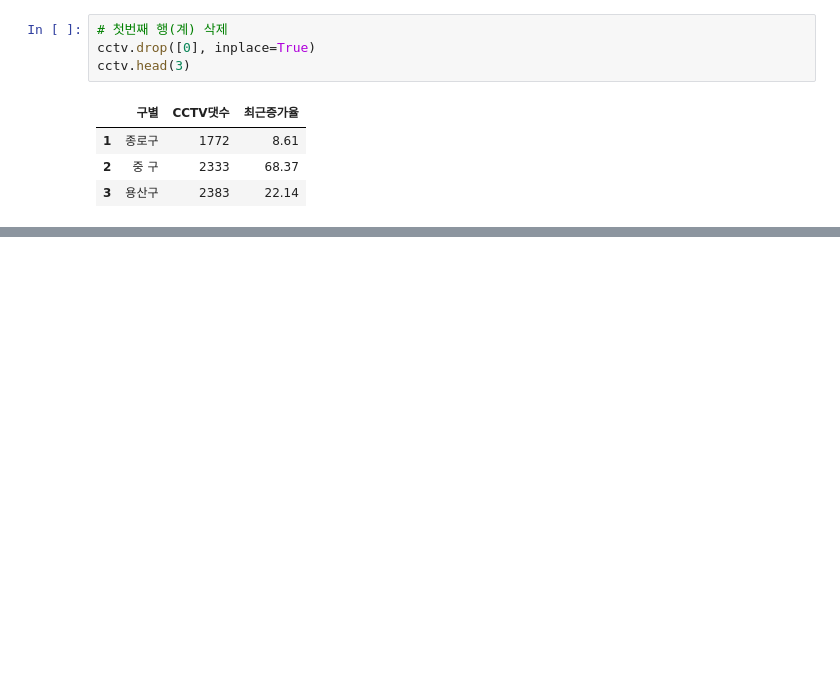
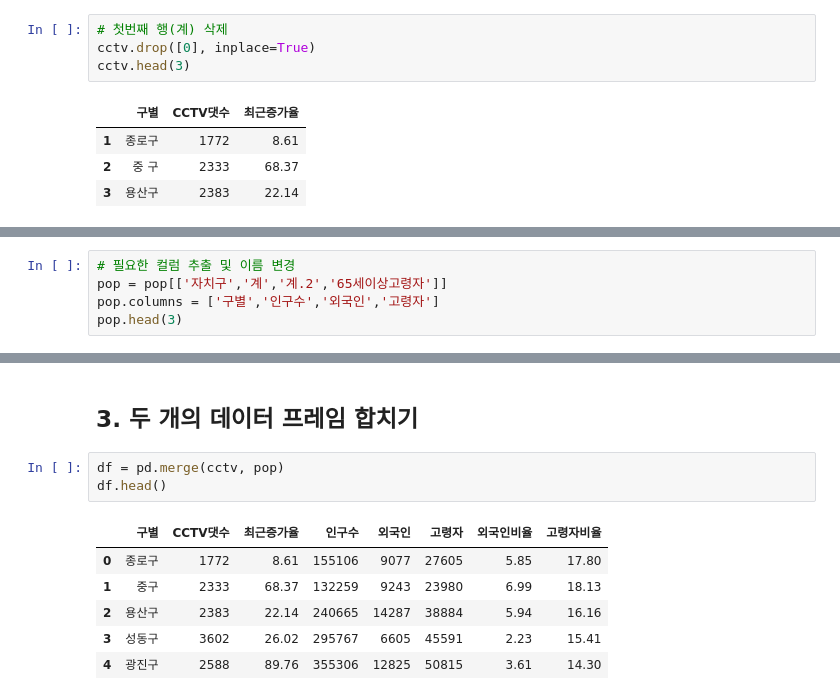
Before and after one commit to strongsm/MachineLearning-2021-12-20, a Jupyter notebook: 00.데이터분석/서울시연습문제.ipynb, the cells around one changed output, grey strips where cells are left out. Cells and saved outputs as stored; diff of their text form; blank space fills up the shorter version.

```diff
--- a/00.데이터분석/서울시연습문제.ipynb
+++ b/00.데이터분석/서울시연습문제.ipynb
@@ -79,0 +112,5 @@ cctv.drop()
+# %%
+# 필요한 컬럼 추출 및 이름 변경
+pop = pop[['자치구','계','계.2','65세이상고령자']]
+pop.columns = ['구별','인구수','외국인','고령자']
+pop.head(3)
@@ -79,0 +147,12 @@ cctv.drop()
+# %% [markdown]
+## 3. 두 개의 데이터 프레임 합치기
+# %%
+df = pd.merge(cctv, pop)
+df.head()
+# %% [output]
+|  | 구별 | CCTV댓수 | 최근증가율 | 인구수 | 외국인 | 고령자 | 외국인비율 | 고령자비율 |
+| 0 | 종로구 | 1772 | 8.61 | 155106 | 9077 | 27605 | 5.85 | 17.80 |
+| 1 | 중구 | 2333 | 68.37 | 132259 | 9243 | 23980 | 6.99 | 18.13 |
+| 2 | 용산구 | 2383 | 22.14 | 240665 | 14287 | 38884 | 5.94 | 16.16 |
+| 3 | 성동구 | 3602 | 26.02 | 295767 | 6605 | 45591 | 2.23 | 15.41 |
+| 4 | 광진구 | 2588 | 89.76 | 355306 | 12825 | 50815 | 3.61 | 14.30 |
```
Also changed, not shown: parts of 12 cells of this notebook, 6 other files.
